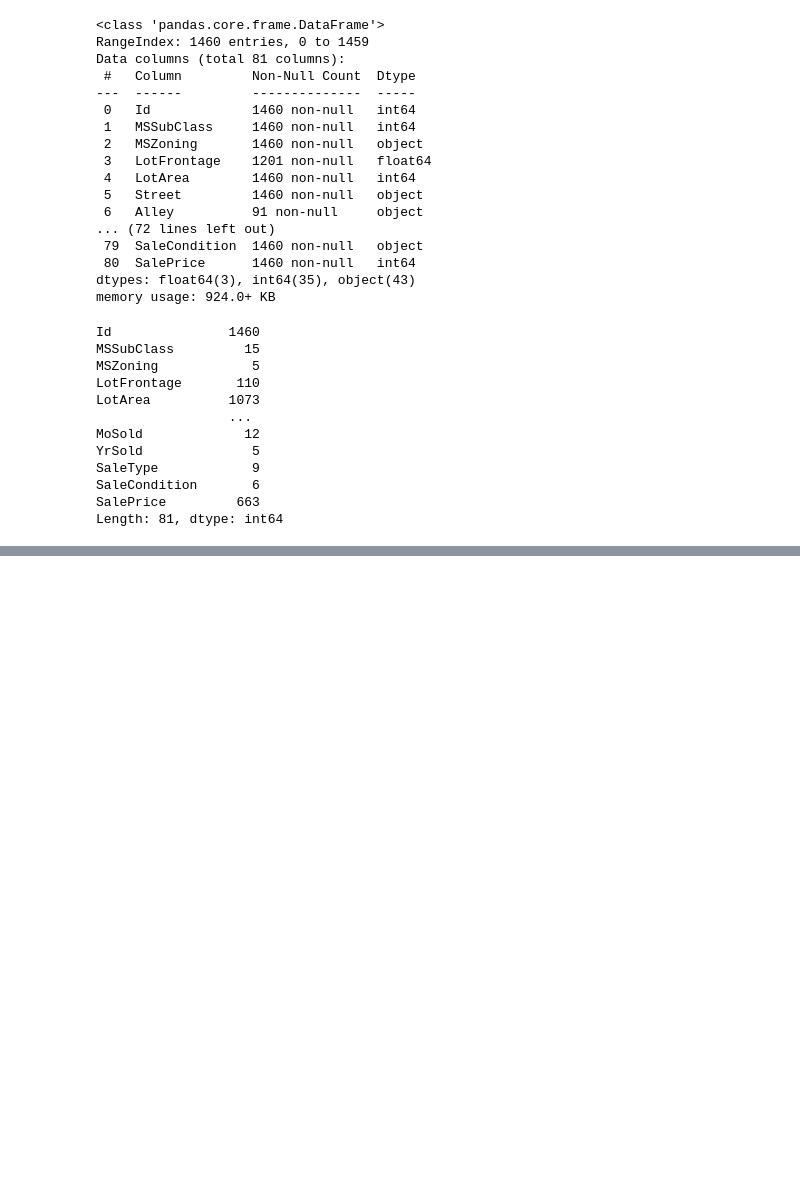
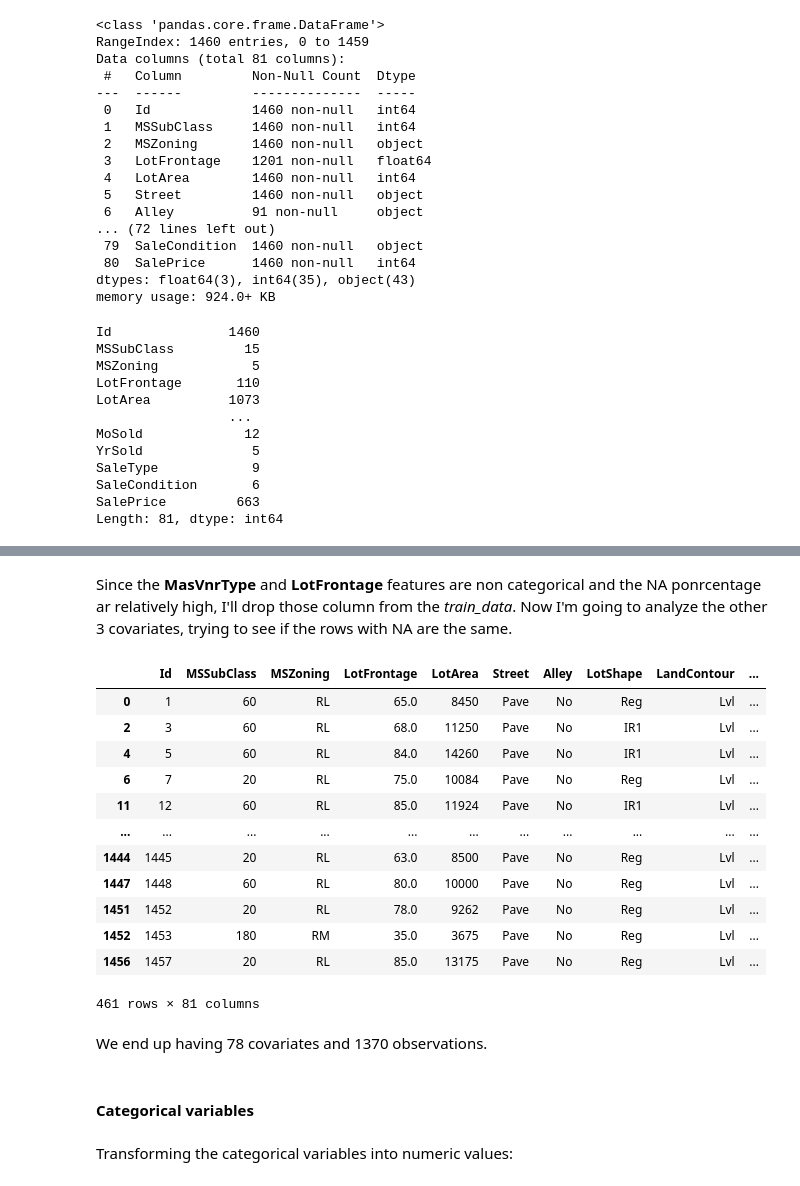
Before and after one commit to iasuu/stat_learning, a Jupyter notebook: SCRIPT/modelagem.ipynb, the cells around one changed output, grey strips where cells are left out. Saved outputs shown, nothing was run; the diff lists cells and outputs as text; code cells hidden in the pictures; blank space fills up the shorter version.

```diff
--- a/SCRIPT/modelagem.ipynb
+++ b/SCRIPT/modelagem.ipynb
@@ -82,0 +152,25 @@ Length: 81, dtype: int64
+# %% [markdown]
+Since the **MasVnrType** and **LotFrontage** features are non categorical and the NA ponrcentage ar relatively high, I'll drop those column from the *train_data*. Now I'm going to analyze the other 3 covariates, trying to see if the rows with NA are the same.
+# %%
+##train_data = train_data.drop(['MasVnrType', 'LotFrontage'], axis=1)
+train_data.dropna(axis=0)
+# %% [output]
+|  | Id | MSSubClass | MSZoning | LotFrontage | LotArea | Street | Alley | LotShape | LandContour | ... |
+| 0 | 1 | 60 | RL | 65.0 | 8450 | Pave | No | Reg | Lvl | ... |
+| 2 | 3 | 60 | RL | 68.0 | 11250 | Pave | No | IR1 | Lvl | ... |
+| 4 | 5 | 60 | RL | 84.0 | 14260 | Pave | No | IR1 | Lvl | ... |
+| 6 | 7 | 20 | RL | 75.0 | 10084 | Pave | No | Reg | Lvl | ... |
+| 11 | 12 | 60 | RL | 85.0 | 11924 | Pave | No | IR1 | Lvl | ... |
+| ... | ... | ... | ... | ... | ... | ... | ... | ... | ... | ... |
+| 1444 | 1445 | 20 | RL | 63.0 | 8500 | Pave | No | Reg | Lvl | ... |
+| 1447 | 1448 | 60 | RL | 80.0 | 10000 | Pave | No | Reg | Lvl | ... |
+| 1451 | 1452 | 20 | RL | 78.0 | 9262 | Pave | No | Reg | Lvl | ... |
+| 1452 | 1453 | 180 | RM | 35.0 | 3675 | Pave | No | Reg | Lvl | ... |
+| 1456 | 1457 | 20 | RL | 85.0 | 13175 | Pave | No | Reg | Lvl | ... |
+461 rows × 81 columns
+# %% [markdown]
+We end up having 78 covariates and 1370 observations.
+# %% [markdown]
+#### Categorical variables
+# %% [markdown]
+Transforming the categorical variables into numeric values:
```
Also changed, not shown: parts of 23 cells of this notebook, 4 other files.
